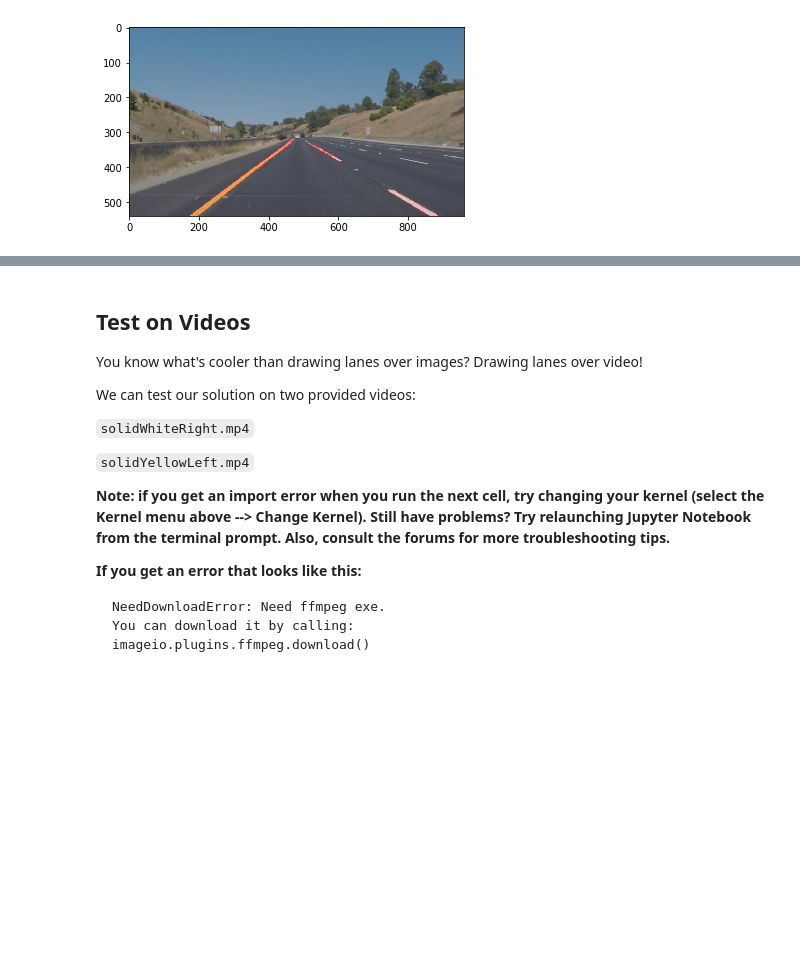
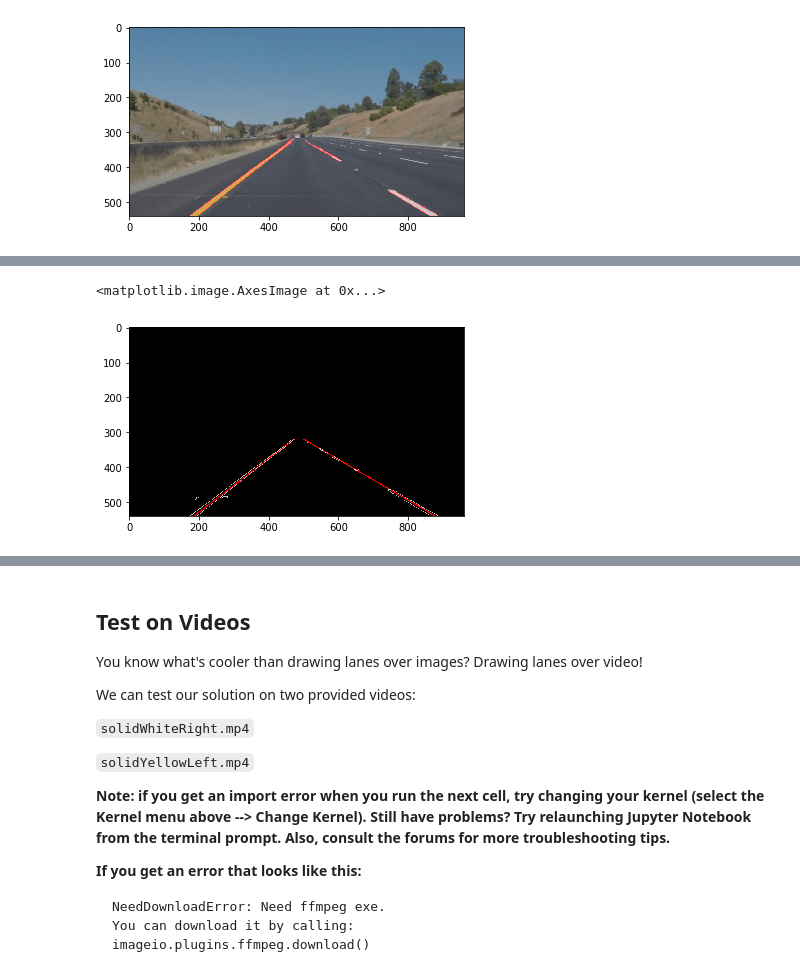
Before and after one commit to hammcin/CarND-LaneLines-P1, a Jupyter notebook: P1.ipynb, the cells around one changed output, grey strips where cells are left out. Drawn from its saved outputs; the diff is of its cells as text; code cells hidden in the pictures; blank space fills up the shorter version.

```diff
--- a/P1.ipynb
+++ b/P1.ipynb
@@ -313,0 +412,8 @@ plt.imshow(combo_original)
+# %%
+combo_ave_reconstruct = np.zeros_like(image)
+combo_ave_reconstruct[:,int(image.shape[1]/2):,:] = combo_ave_right
+combo_ave_reconstruct[:,:int(image.shape[1]/2),:] = combo_ave_left
+plt.imshow(combo_ave_reconstruct)
+# %% [output]
+<matplotlib.image.AxesImage at 0x...>
+[figure, added]
```
Also changed, not shown: parts of 14 cells of this notebook, 1 other file.
